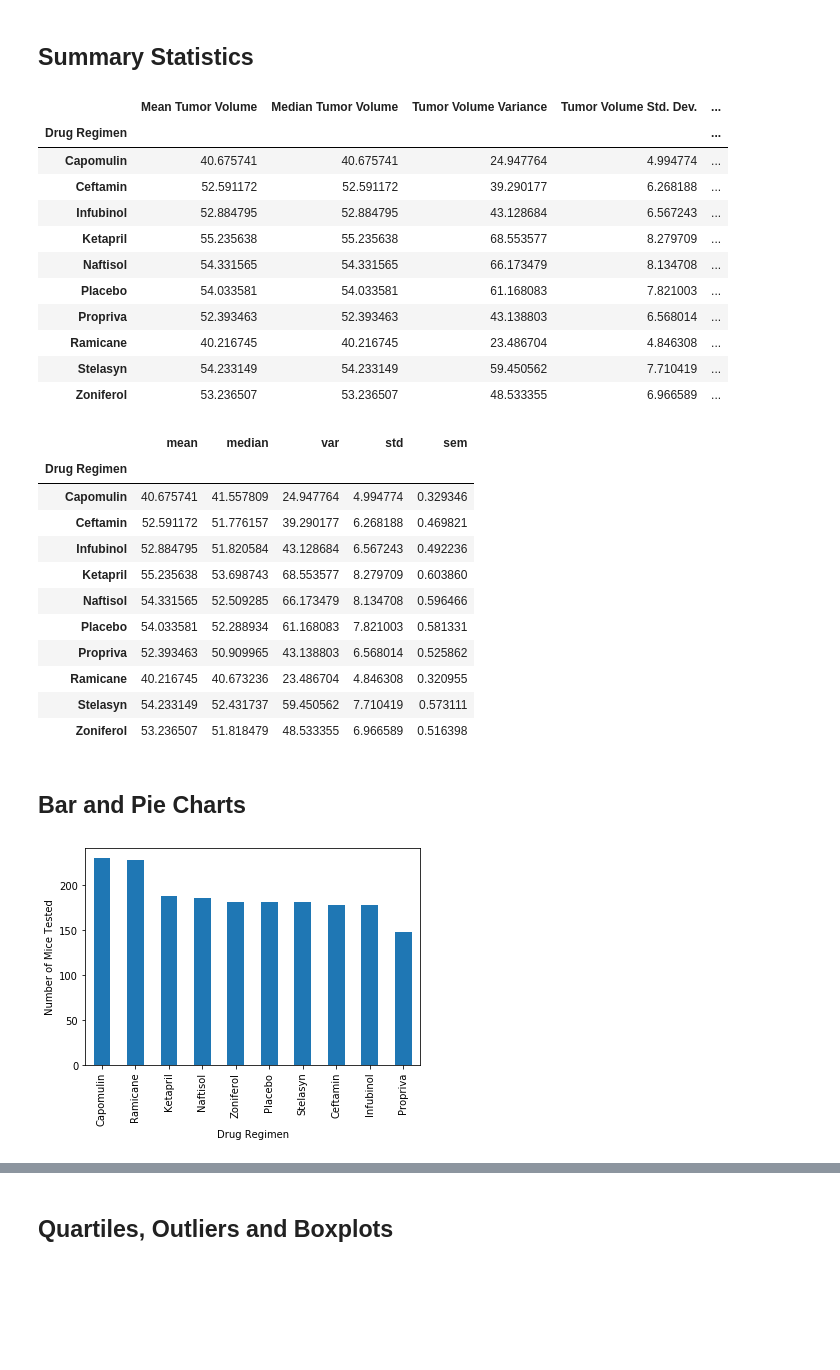
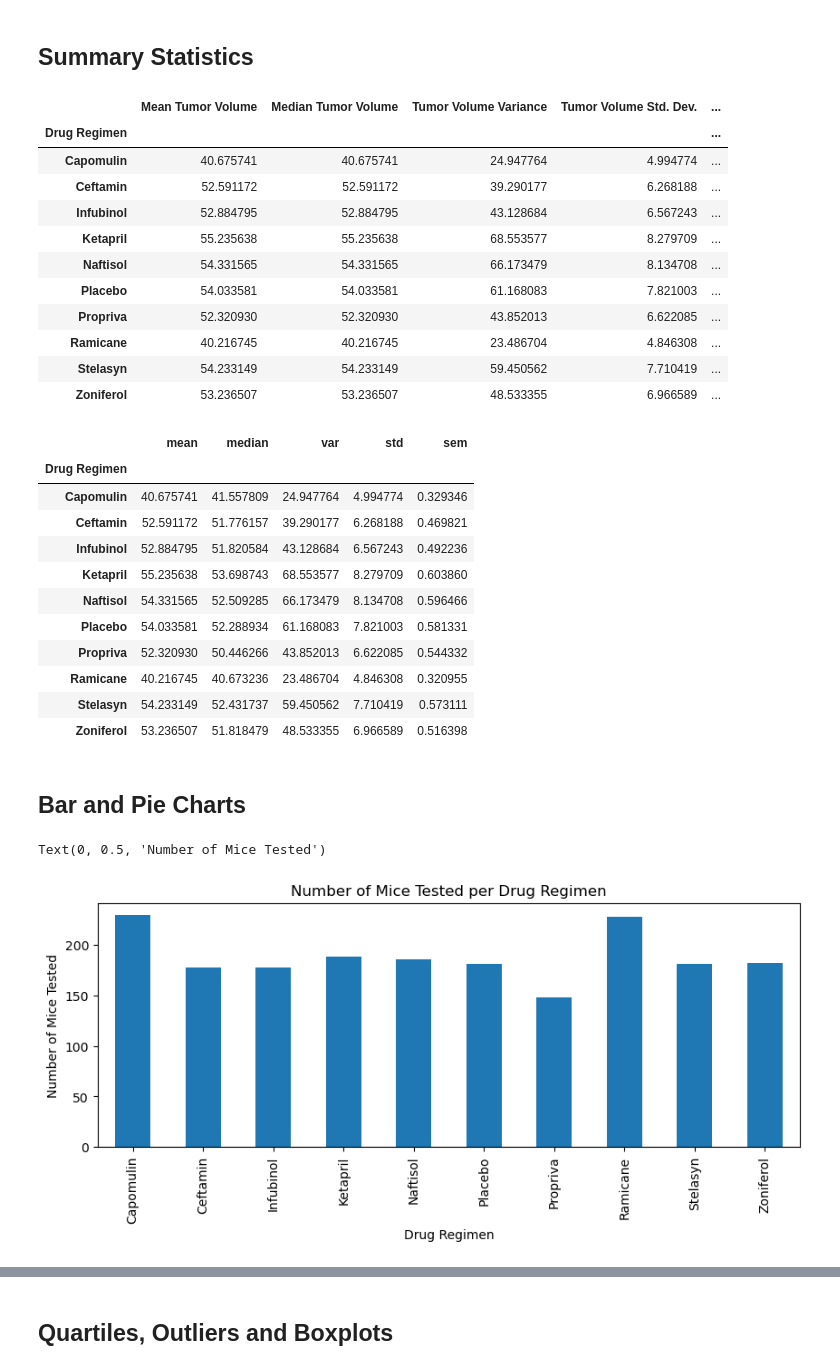
Before and after one commit to mike2463/Pymaceuticals_Mouse_Study, a Jupyter notebook: Pymaceuticals/pymaceuticals_starter.ipynb, the cells around one changed output, grey strips where cells are left out. Drawn from its saved outputs; the diff is of its cells as text; code cells hidden in the pictures; blank space fills up the shorter version.

Commit message:
bar and pie charts completed

```diff
--- a/Pymaceuticals/pymaceuticals_starter.ipynb
+++ b/Pymaceuticals/pymaceuticals_starter.ipynb
@@ -46,7 +47,7 @@ duplicate_rows
 array(['g989'], dtype=object)
 # %%
 # Create a clean DataFrame by dropping the duplicate mouse by its ID.
-clean_mice = mouse_study.drop_duplicates(subset = ['Mouse ID', 'Timepoint'], keep='first')
+clean_mice = mouse_study[mouse_study['Mouse ID'].isin(duplicate_rows)==False]
 clean_mice.head()
 # %% [output]
 |  | Mouse ID | Timepoint | Tumor Volume (mm3) | Metastatic Sites | Drug Regimen | Sex | Age_months | ... |
@@ -87,7 +88,7 @@ mouse_summary
 | Ketapril | 55.235638 | 55.235638 | 68.553577 | 8.279709 | ... |
 | Naftisol | 54.331565 | 54.331565 | 66.173479 | 8.134708 | ... |
 | Placebo | 54.033581 | 54.033581 | 61.168083 | 7.821003 | ... |
-| Propriva | 52.393463 | 52.393463 | 43.138803 | 6.568014 | ... |
+| Propriva | 52.320930 | 52.320930 | 43.852013 | 6.622085 | ... |
 | Ramicane | 40.216745 | 40.216745 | 23.486704 | 4.846308 | ... |
 | Stelasyn | 54.233149 | 54.233149 | 59.450562 | 7.710419 | ... |
 | Zoniferol | 53.236507 | 53.236507 | 48.533355 | 6.966589 | ... |
@@ -106,7 +107,7 @@ clean_mice.groupby('Drug Regimen').agg(['mean', 'median', 'var', 'std', 'sem'])[
 | Ketapril | 55.235638 | 53.698743 | 68.553577 | 8.279709 | 0.603860 |
 | Naftisol | 54.331565 | 52.509285 | 66.173479 | 8.134708 | 0.596466 |
 | Placebo | 54.033581 | 52.288934 | 61.168083 | 7.821003 | 0.581331 |
-| Propriva | 52.393463 | 50.909965 | 43.138803 | 6.568014 | 0.525862 |
+| Propriva | 52.320930 | 50.446266 | 43.852013 | 6.622085 | 0.544332 |
 | Ramicane | 40.216745 | 40.673236 | 23.486704 | 4.846308 | 0.320955 |
 | Stelasyn | 54.233149 | 52.431737 | 59.450562 | 7.710419 | 0.573111 |
 | Zoniferol | 53.236507 | 51.818479 | 48.533355 | 6.966589 | 0.516398 |
@@ -114,7 +115,13 @@ clean_mice.groupby('Drug Regimen').agg(['mean', 'median', 'var', 'std', 'sem'])[
 ## Bar and Pie Charts
 # %%
 # Generate a bar plot showing the total number of timepoints for all mice tested for each drug regimen using Pandas.
+mouse_groups = clean_mice.groupby('Drug Regimen')
+mouse_drug_count = mouse_groups['Mouse ID'].count()
+mouse_chart = mouse_drug_count.plot(kind='bar', figsize=(10,3.5))
+plt.title('Number of Mice Tested per Drug Regimen')
+plt.ylabel('Number of Mice Tested')
 # %% [output]
+Text(0, 0.5, 'Number of Mice Tested')
-[figure, old version]
+[figure, new version]
 # %%
 # Generate a bar plot showing the total number of timepoints for all mice tested for each drug regimen using pyplot.
```
Also changed, not shown: parts of 6 cells of this notebook.
